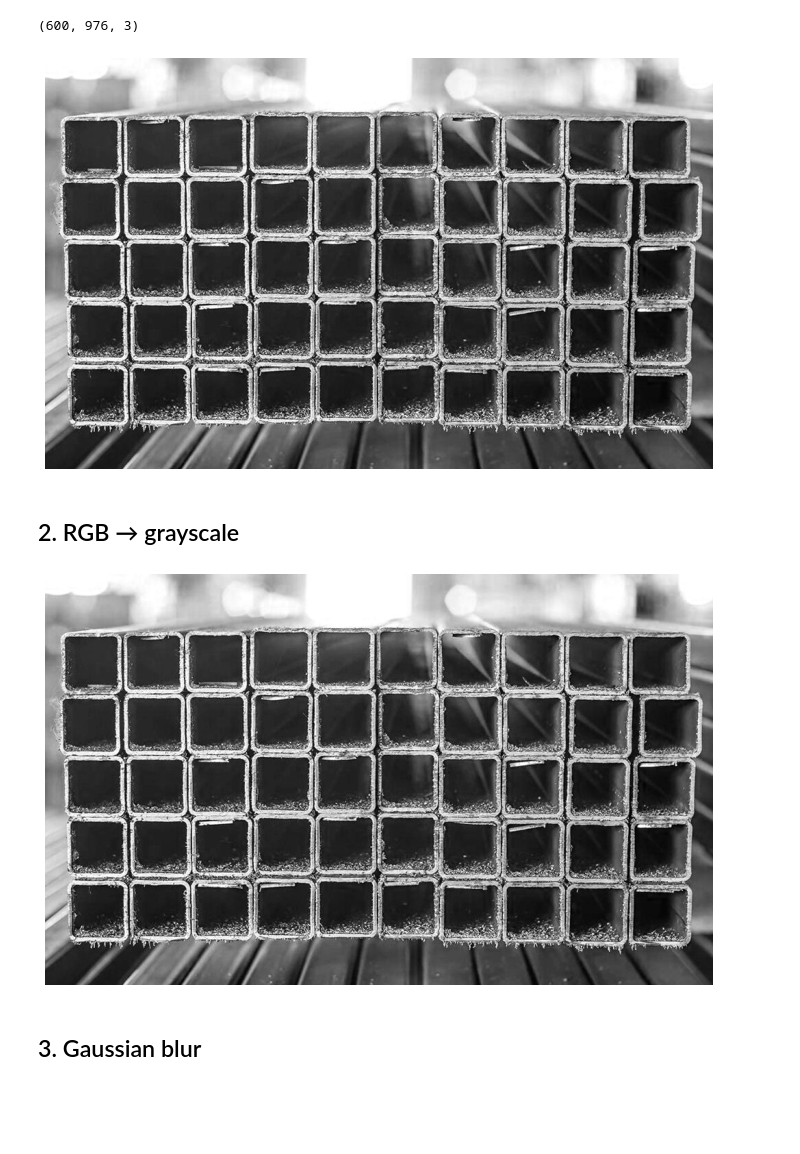
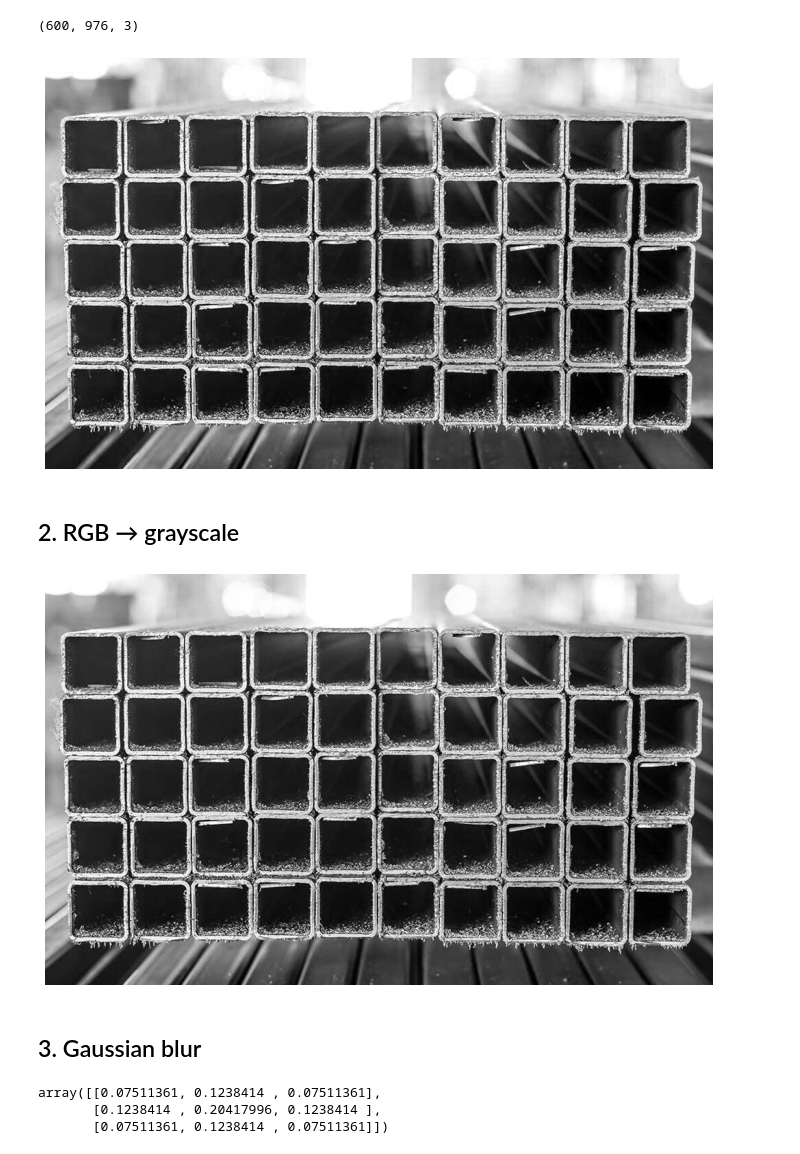
Before and after one commit to MatiXOfficial/pattern-recognition-techniques, a Jupyter notebook: lab2/lab2.ipynb, the cells around one changed output. Cells and saved outputs as stored; diff of their text form; code cells hidden in the pictures; blank space fills up the shorter version.

```diff
--- a/lab2/lab2.ipynb
+++ b/lab2/lab2.ipynb
@@ -13,5 +17,8 @@ from PIL import Image
+# %%
+image_path, image_name = './pipes.jpg', 'pipes'
+# image_path, image_name = './chess-board.jpg', 'chess_board'
 # %%
-raw_image = Image.open('./pipes.jpg')
+raw_image = Image.open(image_path)
 raw_image
 # %% [output]
 [figure]
@@ -25,28 +32,31 @@ image.shape
 # %% [output]
 (600, 976, 3)
 # %%
-def show_and_save(image, save_name=None):
+def show_and_save(image, save_name=None, show=True):
     plt.rcParams['figure.figsize'] = [10, 6]
     plt.axis('off')
     plt.tight_layout()
-    plt.imshow(gray_image, cmap='gray')
+    plt.imshow(image, cmap='gray')
     if save_name:
         plt.savefig(f'./plots/{save_name}.jpg')
-    plt.show()
+    if show:
+        plt.show()
 
 show_and_save(image[:, :, 0])
 # %% [output]
-[figure, old version]
+[figure, new version]
 # %% [markdown]
 ## 2. RGB → grayscale
 # %%
+rgb_to_gray_kernel = (0.5, 0.3, 0.2)
+
 rgb_to_gray_conv = tf.keras.layers.Conv2D(1, (1, 1),
                                           strides=(1, 1),
                                           padding='valid',
-                                          kernel_initializer=tf.keras.initializers.Constant((0.5, 0.3, 0.2)))
-gray_image = conv(np.array([image]))[0, :, :, 0]
+                                          kernel_initializer=tf.keras.initializers.Constant(rgb_to_gray_kernel))
+gray_image = rgb_to_gray_conv(np.array([image]))[0]
 show_and_save(gray_image, 'grayscale_image')
 # %% [output]
-[figure, old version]
+[figure, new version]
 # %% [markdown]
 ## 3. Gaussian blur
@@ -52,0 +66,13 @@ show_and_save(gray_image, 'grayscale_image')
+# %%
+def gaussian_kernel(size, sigma=1):
+    size = size // 2
+    x, y = np.mgrid[-size:size+1, -size:size+1]
+    kernel = np.exp(-(np.square(x) + np.square(y)) / (2. * np.square(sigma)))
+    kernel /= 2. * np.pi * np.square(sigma)
+    return (kernel / np.sum(kernel))
+
+gaussian_kernel(3)
+# %% [output]
+array([[0.07511361, 0.1238414 , 0.07511361],
+       [0.1238414 , 0.20417996, 0.1238414 ],
+       [0.07511361, 0.1238414 , 0.07511361]])
```
Also changed, not shown: parts of 26 cells of this notebook, 44 other files.
